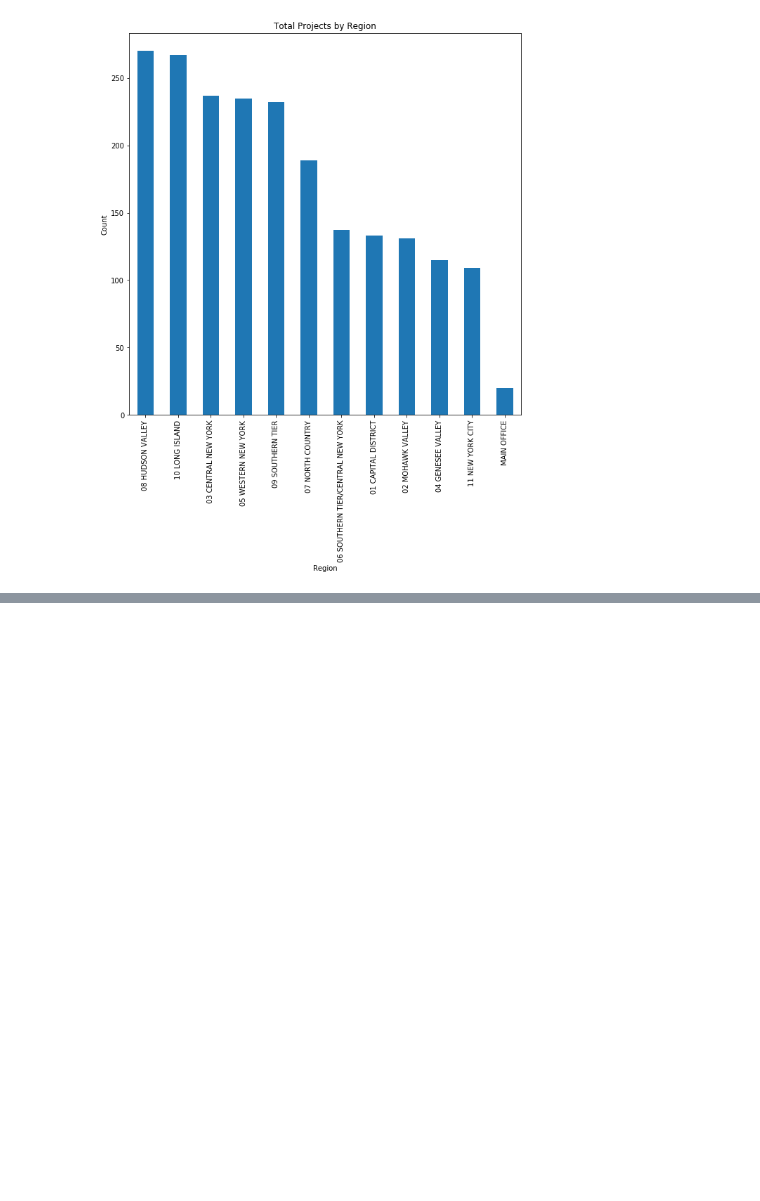
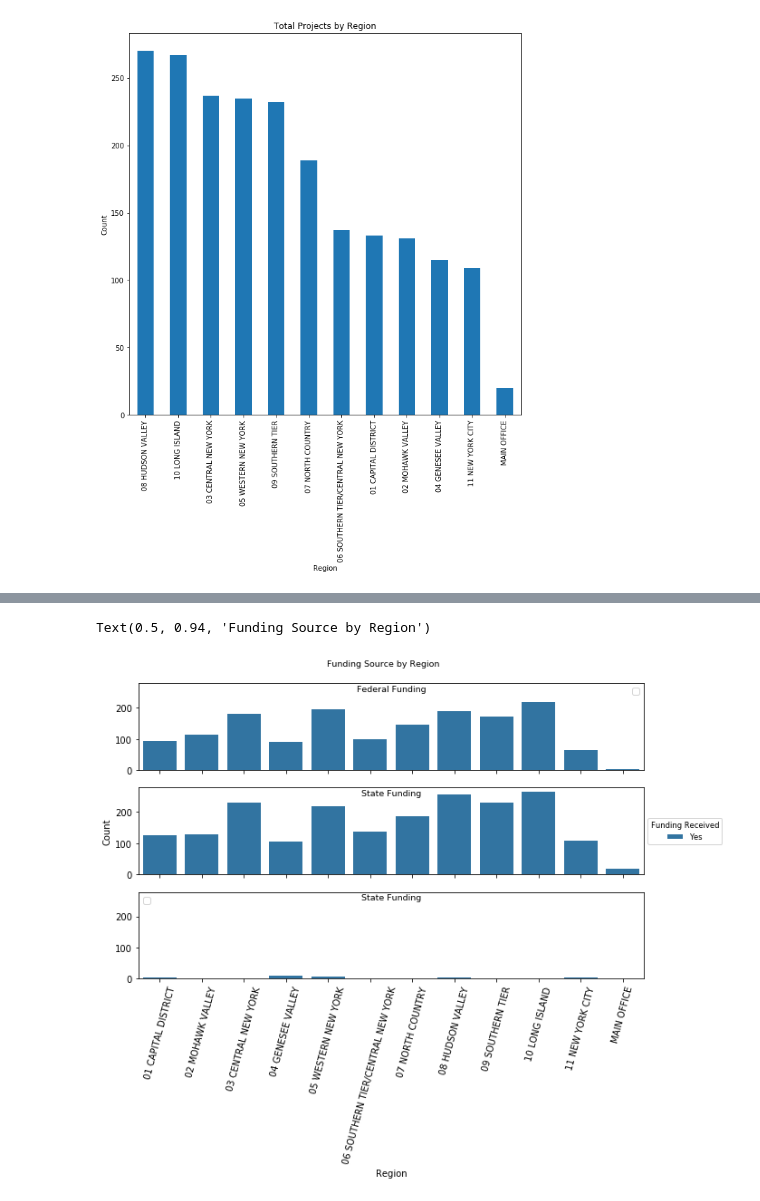
Before and after one commit to mdonatiello/Project-2-Liana_Marc_Murali, a Jupyter notebook: transport.ipynb, the cells around one changed output, grey strips where cells are left out. Drawn from its saved outputs; the diff is of its cells as text; code cells hidden in the pictures; blank space fills up the shorter version.

```diff
--- a/transport.ipynb
+++ b/transport.ipynb
@@ -220,0 +167,5 @@ ax2
+# %%
+NYS_trans_csv_path = 'NYS Construction Data 1.csv'
+# Import the data into a Pandas DataFrame
+df = pd.read_csv(NYS_trans_csv_path)
+df.head()
@@ -220,0 +194,22 @@ ax2
+# %%
+fig, (ax1, ax2, ax3) = plt.subplots(3, 1, figsize=[10,6], sharex=True, sharey=True)
+g1 = sns.countplot(x='Region', hue='Federal Funding', data=df, ax=ax1)
+g2 = sns.countplot(x='Region', hue='State Funding', data=df, ax=ax2)
+g3 = sns.countplot(x='Region', hue='Local Funding', data=df, ax=ax3)
+
+g1.set_title('Federal Funding', fontsize=9.5, y=.85)
+g2.set_title('State Funding', fontsize=9.5, y=.85)
+g3.set_title('State Funding', fontsize=9.5, y=.85)
+
+g1.set_xlabel(''); g2.set_xlabel(''); g3.set_xlabel('Region')
+g1.set_ylabel(''); g2.set_ylabel('Count'); g3.set_ylabel('')
+plt.xticks(rotation=75)
+
+
+g1.legend(''); g3.legend('')
+leg = g2.legend(fontsize='small', loc='center left', bbox_to_anchor=(1, 0.5))
+leg.set_title('Funding Received', prop={'size':'small'})
+fig.suptitle('Funding Source by Region', fontsize=9.5, y=.94)
+# %% [output]
+Text(0.5, 0.94, 'Funding Source by Region')
+[figure, added]
```
Also changed, not shown: parts of 21 cells of this notebook, 2 other files.
